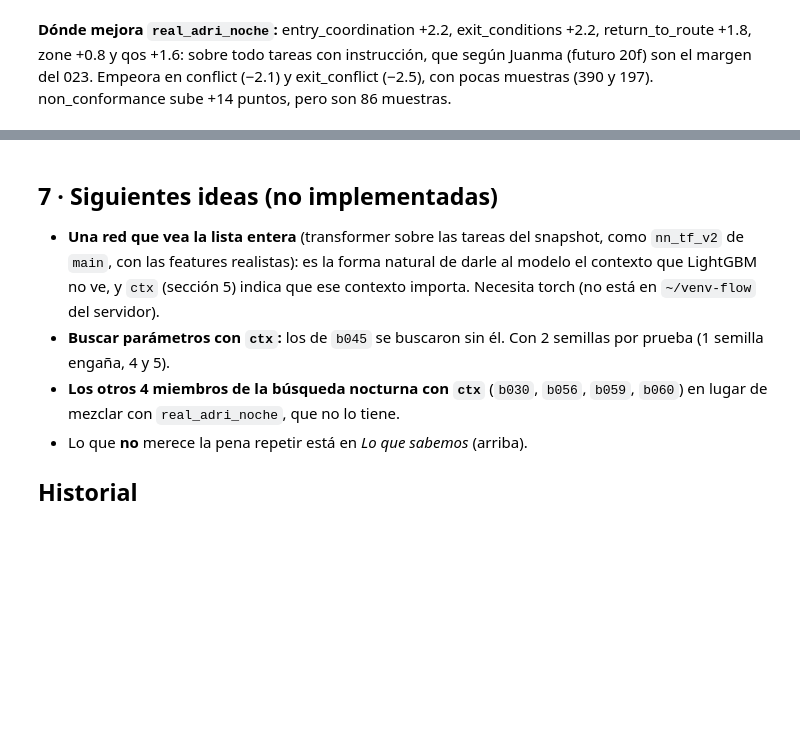
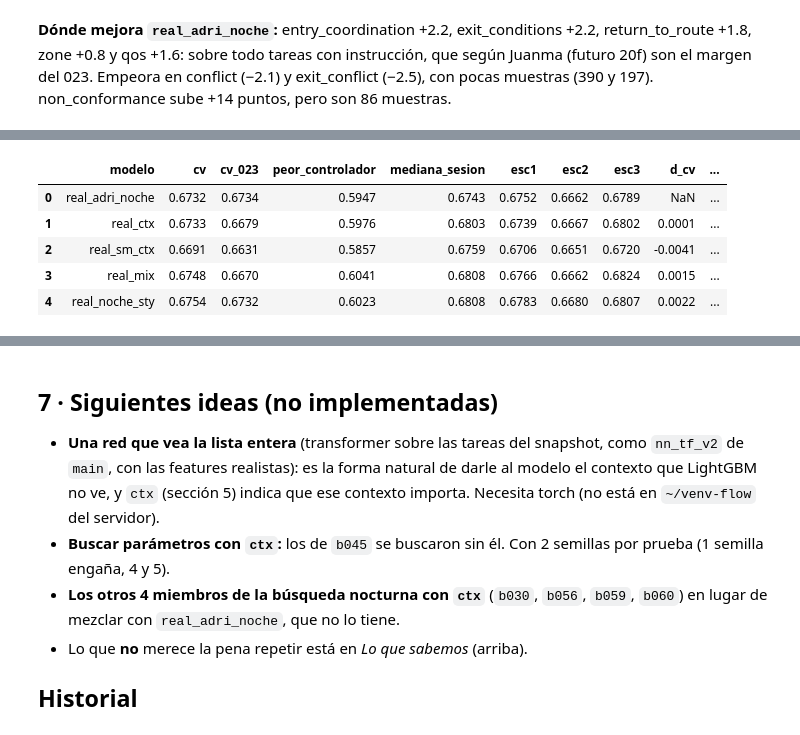
Before and after one commit to T1N8T/FlowDataLab, a Jupyter notebook: realista/LGB_realista.ipynb, the cells around one changed output, grey strips where cells are left out. Drawn from its saved outputs; the diff is of its cells as text; code cells hidden in the pictures; blank space fills up the shorter version.

```diff
--- a/realista/LGB_realista.ipynb
+++ b/realista/LGB_realista.ipynb
@@ -436,0 +426,10 @@ esas tareas siguen sin anticiparse.
+# %%
+# Sección 5: modelos finales frente a real_adri_noche (solo lee los OOF guardados)
+resumen(["real_adri_noche", "real_ctx", "real_sm_ctx", "real_mix", "real_noche_sty"], ref="real_adri_noche")
+# %% [output]
+|  | modelo | cv | cv_023 | peor_controlador | mediana_sesion | esc1 | esc2 | esc3 | d_cv | ... |
+| 0 | real_adri_noche | 0.6732 | 0.6734 | 0.5947 | 0.6743 | 0.6752 | 0.6662 | 0.6789 | NaN | ... |
+| 1 | real_ctx | 0.6733 | 0.6679 | 0.5976 | 0.6803 | 0.6739 | 0.6667 | 0.6802 | 0.0001 | ... |
+| 2 | real_sm_ctx | 0.6691 | 0.6631 | 0.5857 | 0.6759 | 0.6706 | 0.6651 | 0.6720 | -0.0041 | ... |
+| 3 | real_mix | 0.6748 | 0.6670 | 0.6041 | 0.6808 | 0.6766 | 0.6662 | 0.6824 | 0.0015 | ... |
+| 4 | real_noche_sty | 0.6754 | 0.6732 | 0.6023 | 0.6808 | 0.6783 | 0.6680 | 0.6807 | 0.0022 | ... |
```
Also changed, not shown: parts of 14 cells of this notebook, 4 other files.
